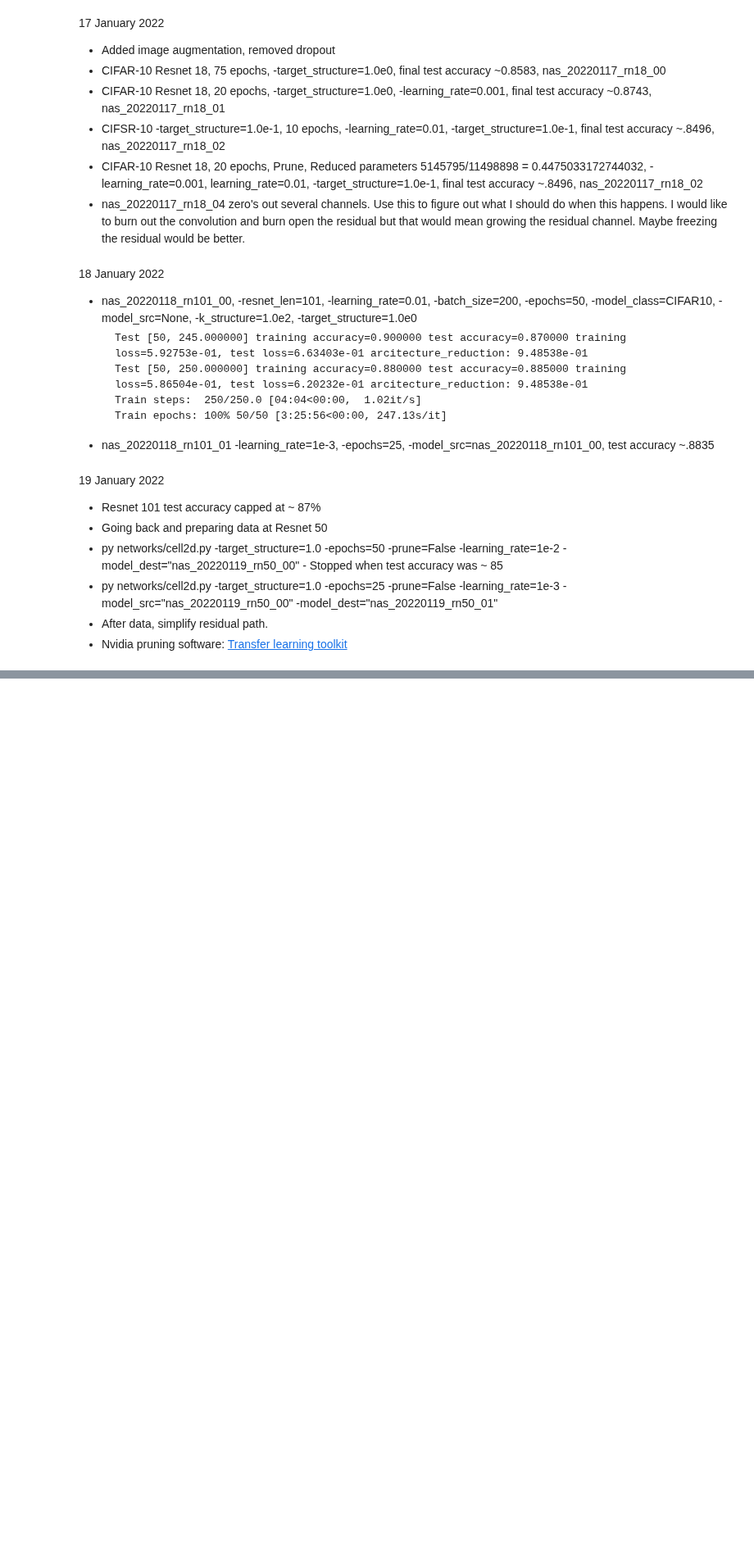
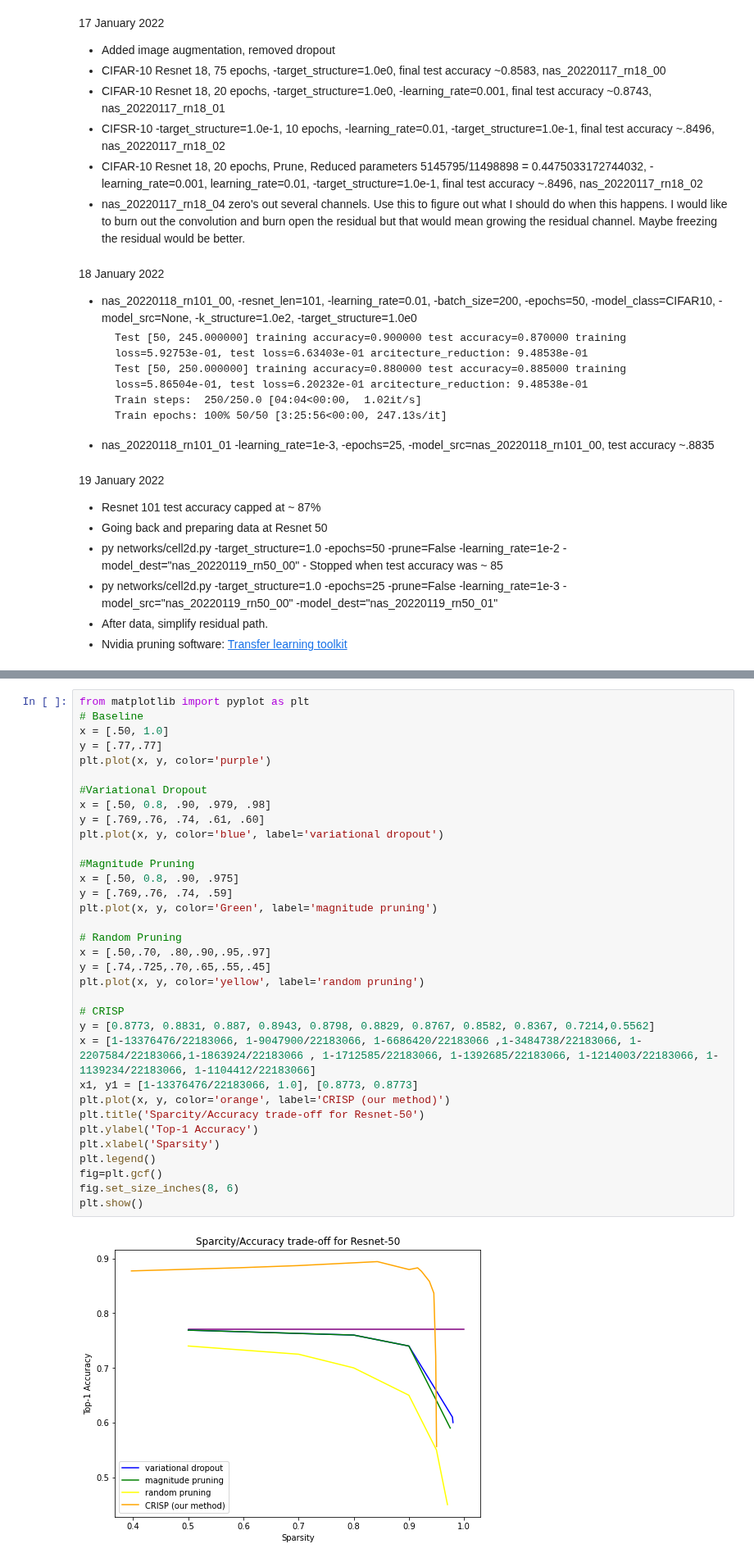
Before and after one commit to bhlarson/mllib, a Jupyter notebook: notebook/notes.ipynb, the cells around one changed output, grey strips where cells are left out. Shown at 82% size. Drawn from its saved outputs; the diff is of its cells as text; blank space fills up the shorter version.

```diff
--- a/notebook/notes.ipynb
+++ b/notebook/notes.ipynb
@@ -1677,0 +1853,36 @@ test_accuracy=0.9022916666666667
+# %%
+from matplotlib import pyplot as plt
+# Baseline
+x = [.50, 1.0]
+y = [.77,.77]
+plt.plot(x, y, color='purple')
+
+#Variational Dropout
+x = [.50, 0.8, .90, .979, .98]
+y = [.769,.76, .74, .61, .60]
+plt.plot(x, y, color='blue', label='variational dropout')
+
+#Magnitude Pruning
+x = [.50, 0.8, .90, .975]
+y = [.769,.76, .74, .59]
+plt.plot(x, y, color='Green', label='magnitude pruning')
+
+# Random Pruning
+x = [.50,.70, .80,.90,.95,.97]
+y = [.74,.725,.70,.65,.55,.45]
+plt.plot(x, y, color='yellow', label='random pruning')
+
+# CRISP
+y = [0.8773, 0.8831, 0.887, 0.8943, 0.8798, 0.8829, 0.8767, 0.8582, 0.8367, 0.7214,0.5562]
+x = [1-13376476/22183066, 1-9047900/22183066, 1-6686420/22183066 ,1-3484738/22183066, 1-2207584/22183066,1-1863924/22183066 , 1-1712585/22183066, 1-1392685/22183066, 1-1214003/22183066, 1-1139234/22183066, 1-1104412/22183066]
+x1, y1 = [1-13376476/22183066, 1.0], [0.8773, 0.8773]
+plt.plot(x, y, color='orange', label='CRISP (our method)')
+plt.title('Sparcity/Accuracy trade-off for Resnet-50')
+plt.ylabel('Top-1 Accuracy')
+plt.xlabel('Sparsity')
+plt.legend()
+fig=plt.gcf()
+fig.set_size_inches(8, 6)
+plt.show()
+# %% [output]
+[figure, added]
```
Also changed, not shown: parts of 2 cells of this notebook, 16 other files.
